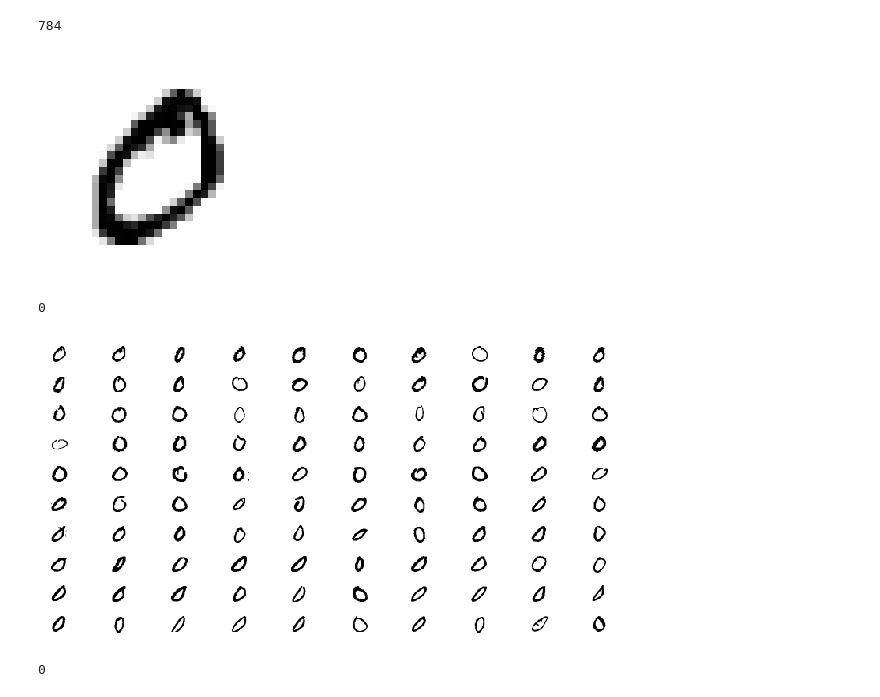
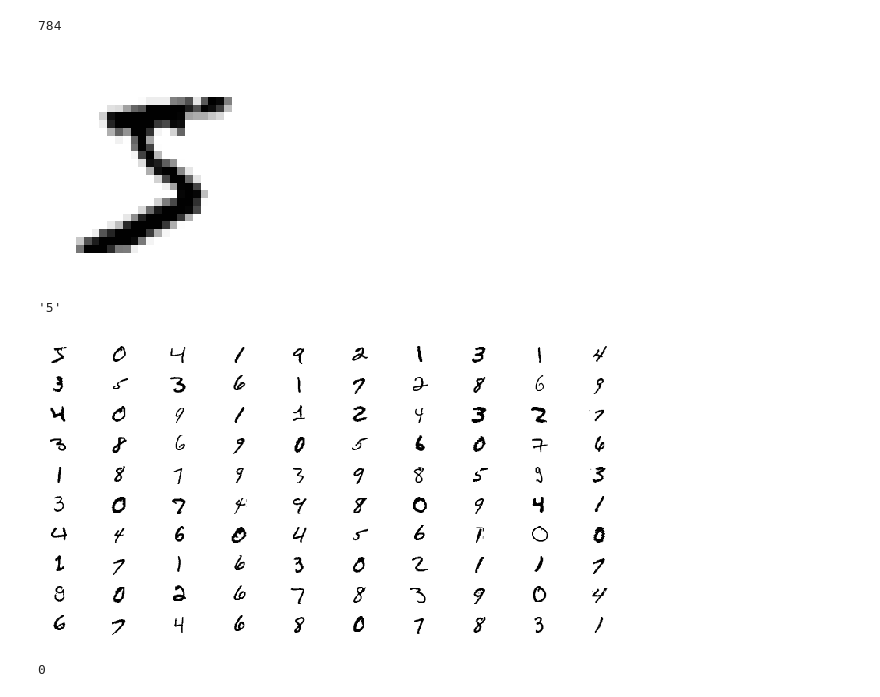
Before and after one commit to jy12060026ai/excss-stats, a Jupyter notebook: handson/03-classification.ipynb, the cells around one changed output. Saved outputs shown, nothing was run; the diff lists cells and outputs as text; code cells hidden in the pictures.

```diff
--- a/handson/03-classification.ipynb
+++ b/handson/03-classification.ipynb
@@ -23,3 +12,5 @@ dict_keys(['__header__', '__version__', '__globals__', 'mldata_descr_ordering',
+# %%
+X, y = fetch_openml('mnist_784', version=1, return_X_y=True, data_home='data')
 # %%
 X.shape
 # %% [output]
@@ -35,17 +26,17 @@ y.shape
 # %%
 import matplotlib as mpl
 # %%
-some_digit = X[0]
+some_digit = X.iloc[0].to_numpy()
 
 plt.imshow(some_digit.reshape(28, 28), cmap=mpl.cm.binary)
 plt.axis("off")
 plt.show()
 # %% [output]
-[figure, old version]
+[figure, new version]
 # %%
 y[0]
 # %% [output]
-0
+'5'
 # %%
 def plot_digit(data, ax):
     image = data.reshape(28, 28)
@@ -58,7 +49,7 @@ _, axes = plt.subplots(10,
                        dpi=100,
                        constrained_layout=True)
 
-example_images = X[:100]
+example_images = X[:100].to_numpy()
 
 for ind, ax in enumerate(axes.flatten()):
     img_data = example_images[ind]
@@ -66,7 +57,7 @@ for ind, ax in enumerate(axes.flatten()):
 
 plt.show()
 # %% [output]
-[figure, old version]
+[figure, new version]
 # %%
 y[0]
 # %% [output]
```
Also changed, not shown: parts of 4 cells of this notebook, 10 other files.
